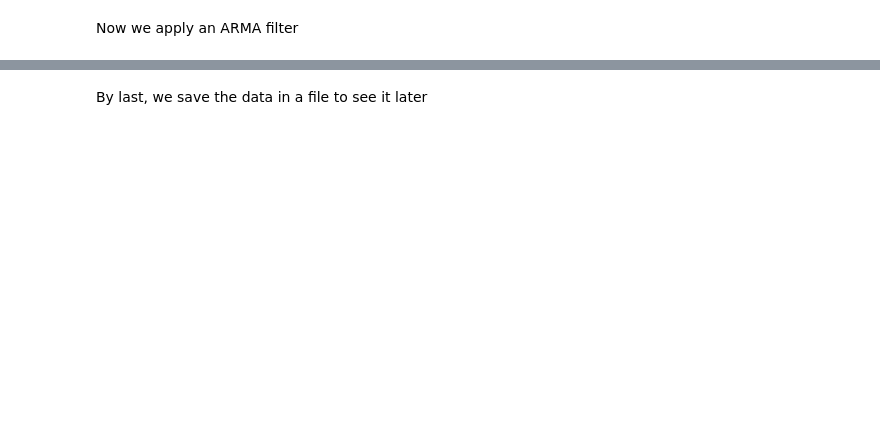
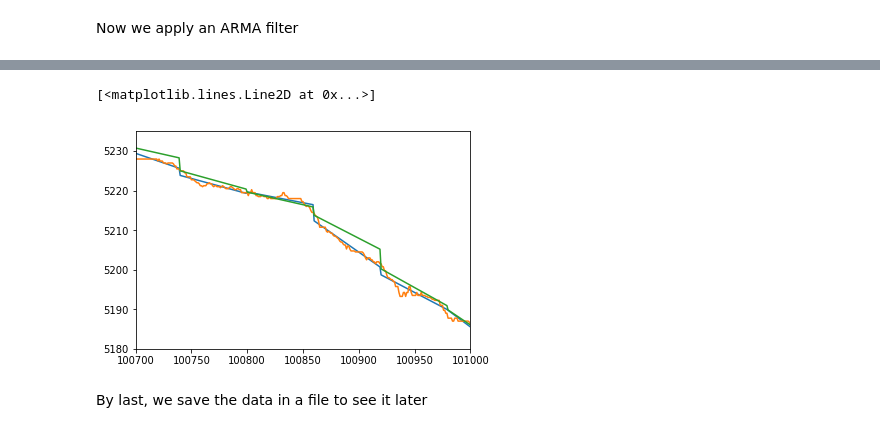
Before and after one commit to TallerIII-SIC/taller3-sic, a Jupyter notebook: src/times_to_arma_phi.ipynb, the cells around one changed output, grey strips where cells are left out. Saved outputs shown, nothing was run; the diff lists cells and outputs as text; code cells hidden in the pictures; blank space fills up the shorter version.

```diff
--- a/src/times_to_arma_phi.ipynb
+++ b/src/times_to_arma_phi.ipynb
@@ -123,3 +141,13 @@ Finished Phi ARMA (0.347s)
+# %%
+plt.xlim((100700, 101000))
+plt.ylim((5180, 5235))
+plt.plot(phi_lin)
+plt.plot(phi_med_600)
+plt.plot(phi_arma)
+#buscar algun lugar donde se note la diferencia entre linear y arma
+# %% [output]
+[<matplotlib.lines.Line2D at 0x...>]
+[figure, added]
 # %% [markdown]
 By last, we save the data in a file to see it later
 # %%
```
Also changed, not shown: parts of 10 cells of this notebook, 2 other files.
